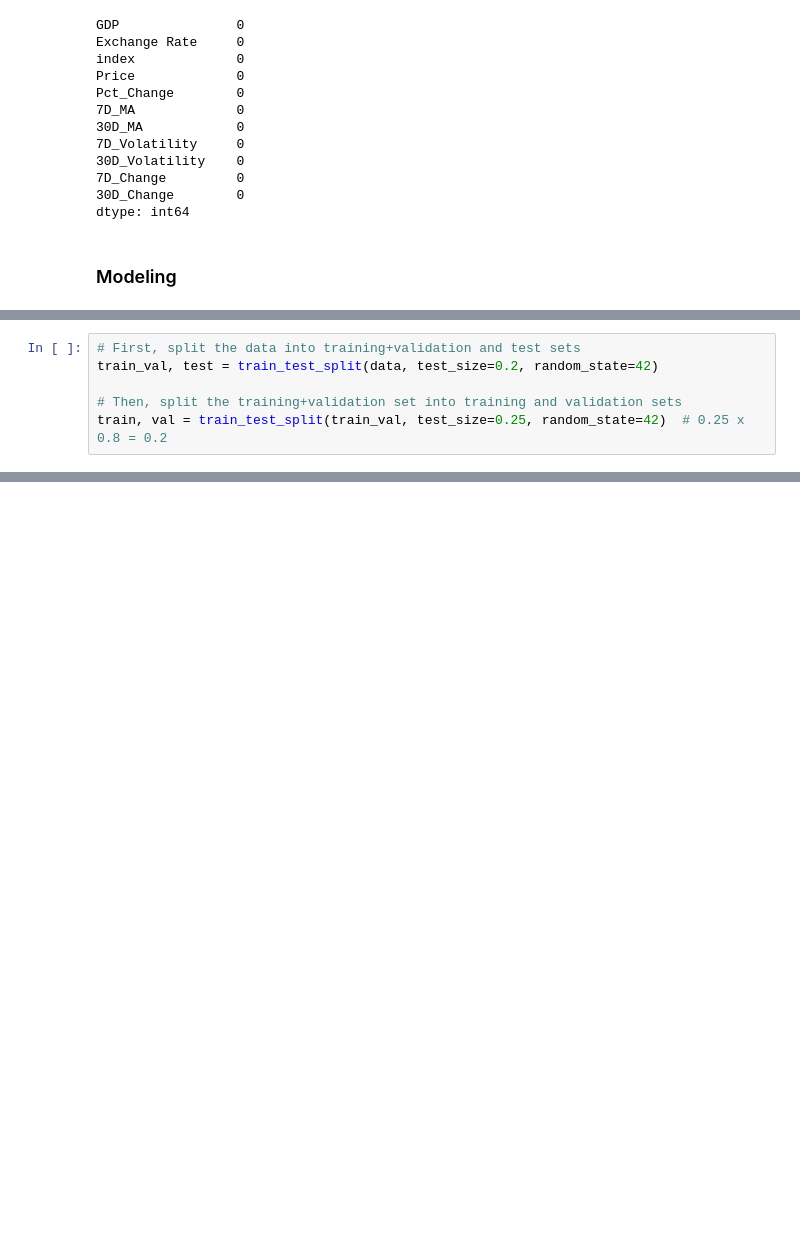
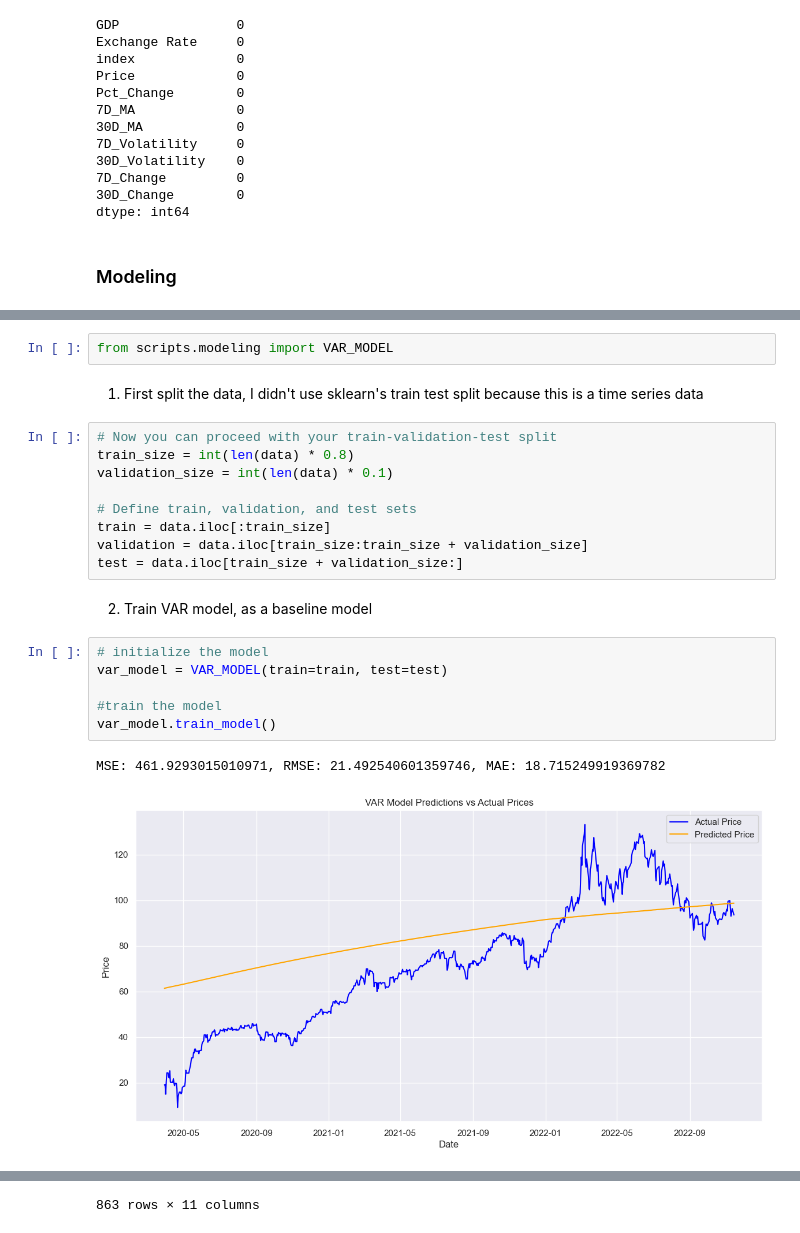
Before and after one commit to WildCayote/Brent-Oil-Market-Dynamics, a Jupyter notebook: notebooks/modeling.ipynb, the cells around one changed output, grey strips where cells are left out. Saved outputs shown, nothing was run; the diff lists cells and outputs as text; blank space fills up the shorter version.

Commit message:
Feat: Perfomred VAR modeling

```diff
--- a/notebooks/modeling.ipynb
+++ b/notebooks/modeling.ipynb
@@ -88,6 +84,24 @@ from sklearn.model_selection import train_test_split
-# %%
-# First, split the data into training+validation and test sets
-train_val, test = train_test_split(data, test_size=0.2, random_state=42)
-
-# Then, split the training+validation set into training and validation sets
-train, val = train_test_split(train_val, test_size=0.25, random_state=42)  # 0.25 x 0.8 = 0.2
+# %%
+from scripts.modeling import VAR_MODEL
+# %% [markdown]
+1) First split the data, I didn't use sklearn's train test split because this is a time series data
+# %%
+# Now you can proceed with your train-validation-test split
+train_size = int(len(data) * 0.8)
+validation_size = int(len(data) * 0.1)
+
+# Define train, validation, and test sets
+train = data.iloc[:train_size]
+validation = data.iloc[train_size:train_size + validation_size]
+test = data.iloc[train_size + validation_size:]
+# %% [markdown]
+2) Train VAR model, as a baseline model
+# %%
+# initialize the model
+var_model = VAR_MODEL(train=train, test=test)
+
+#train the model
+var_model.train_model()
+# %% [output]
+MSE: 461.9293015010971, RMSE: 21.492540601359746, MAE: 18.715249919369782
+[figure, added]
@@ -93,0 +120 @@ train, val = train_test_split(train_val, test_size=0.25, random_state=42)  # 0.2
+863 rows × 11 columns
```
Also changed, not shown: parts of 3 cells of this notebook, 1 other file.
